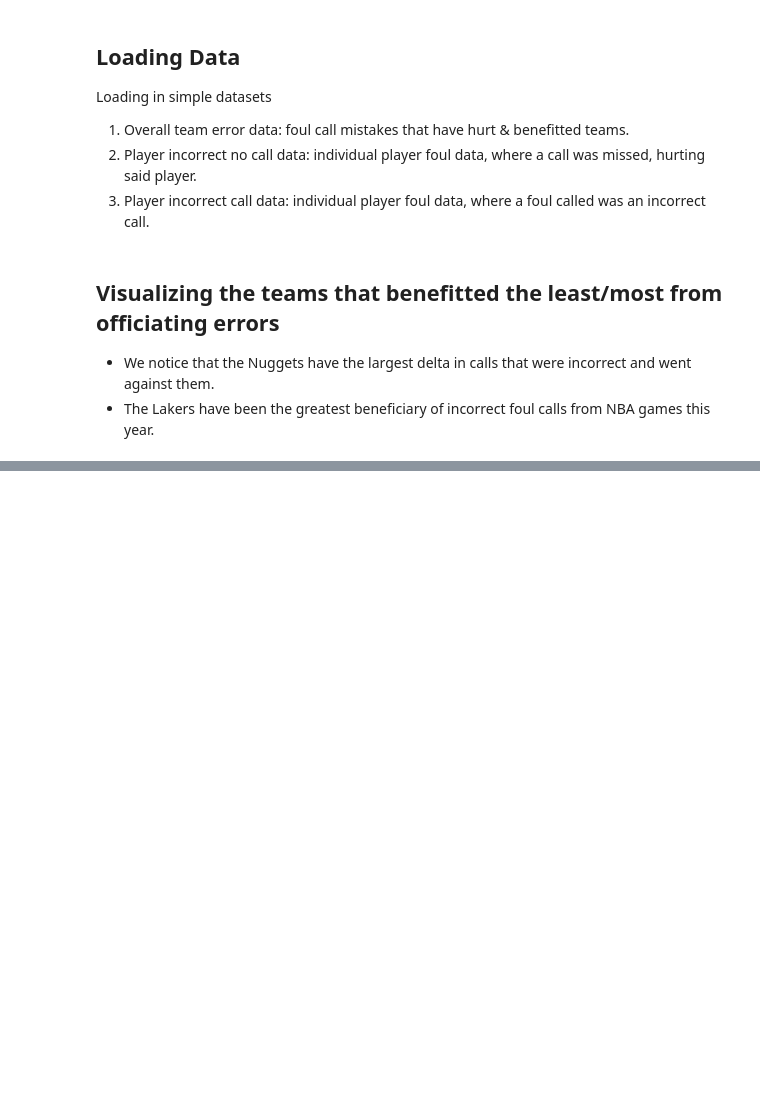
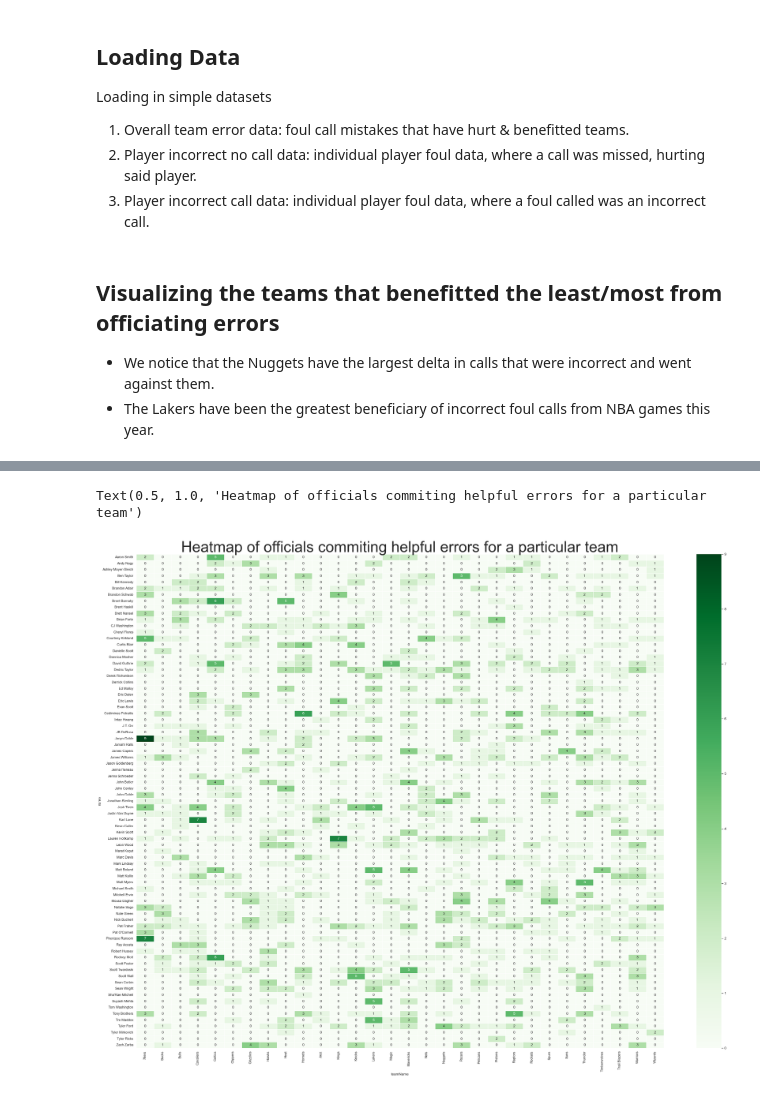
Before and after one commit to adithram/l2m, a Jupyter notebook: notebooks/l2m-visualization.ipynb, the cells around one changed output, grey strips where cells are left out. Drawn from its saved outputs; the diff is of its cells as text; code cells hidden in the pictures; blank space fills up the shorter version.

```diff
--- a/notebooks/l2m-visualization.ipynb
+++ b/notebooks/l2m-visualization.ipynb
@@ -16,6 +17,8 @@ team_error_data = pd.read_csv("../data/insights/team_errors.csv")
 player_non_call_data = pd.read_csv("../data/insights/player_incorrect_non_calls.csv")
 player_bad_foul_data = pd.read_csv("../data/insights/player_incorrect_fouls.csv")
 officiating_error_data = pd.read_csv("../data/insights/officiating_errors.csv")
+officiating_team_assistive = pd.read_csv("../data/insights/ref_team_assist.csv")
+officiating_team_harmful = pd.read_csv("../data/insights/ref_team_harms.csv")
 # %% [markdown]
 ## Visualizing the teams that benefitted the least/most from officiating errors
 - We notice that the Nuggets have the largest delta in calls that were incorrect and went against them.
@@ -56,0 +64,16 @@ sns.despine(left=True, bottom=True)
+# %%
+pivoted_assistive = officiating_team_assistive.pivot("name", "teamName", "errorsInFavor").fillna(0)
+for col in pivoted_assistive.columns:
+    pivoted_assistive[col] = pivoted_assistive[col].astype(np.int64)
+
+# Generate a custom diverging colormap
+cmap = sns.diverging_palette(230, 20, as_cmap=True)
+
+# Draw a heatmap with the numeric values in each cell
+f, ax = plt.subplots(figsize=(39, 30))
+sns.heatmap(pivoted_assistive, annot=True, fmt="d", linewidths=.5, ax=ax, cmap="Greens")
+
+plt.title('Heatmap of officials commiting helpful errors for a particular team', fontsize=50)
+# %% [output]
+Text(0.5, 1.0, 'Heatmap of officials commiting helpful errors for a particular team')
+[figure, added]
```
Also changed, not shown: parts of 4 cells of this notebook, 2 other files.
